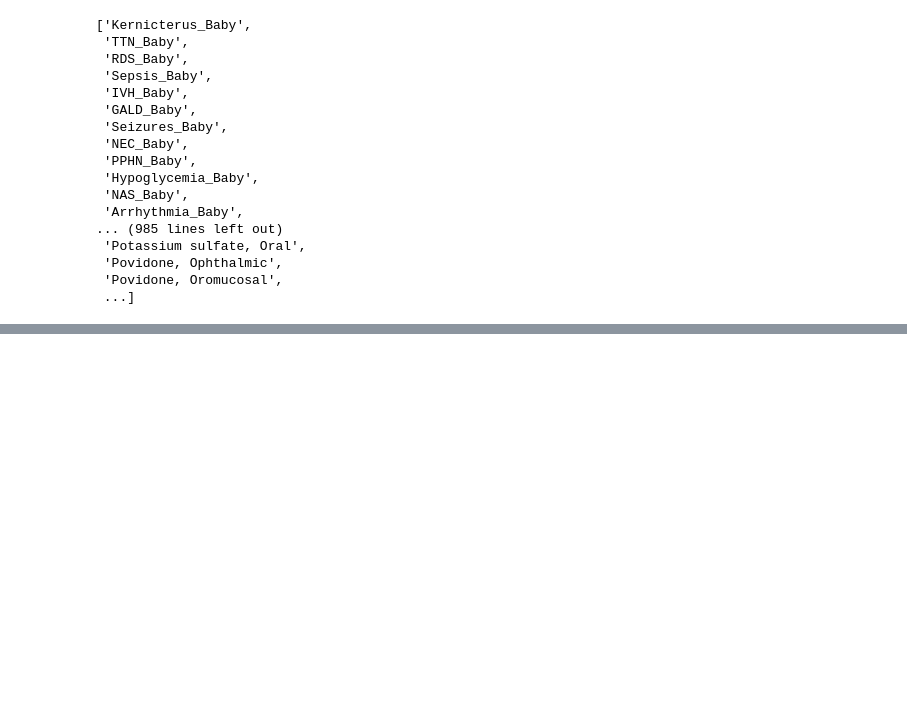
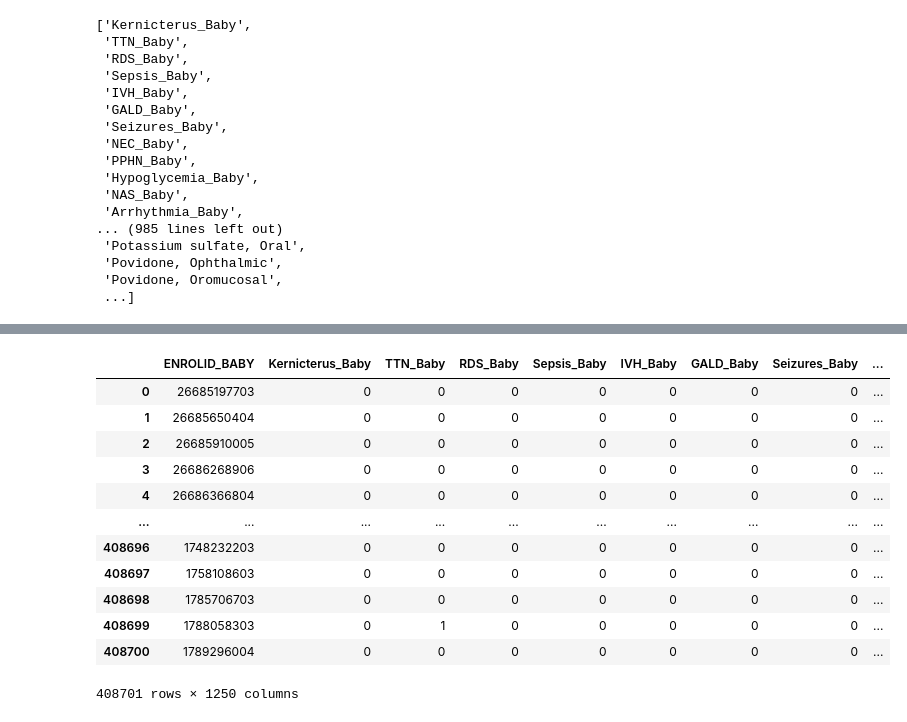
Before and after one commit to yerakim824/PregMedNet, a Jupyter notebook: Interactive_Webapp/Test_Previous_Formulas.ipynb, the cells around one changed output, grey strips where cells are left out. Drawn from its saved outputs; the diff is of its cells as text; code cells hidden in the pictures; blank space fills up the shorter version.

```diff
--- a/Interactive_Webapp/Test_Previous_Formulas.ipynb
+++ b/Interactive_Webapp/Test_Previous_Formulas.ipynb
@@ -507,0 +589,16 @@ confounders.max()
+# %%
+pd.read_csv(file_path_df1)
+# %% [output]
+|  | ENROLID_BABY | Kernicterus_Baby | TTN_Baby | RDS_Baby | Sepsis_Baby | IVH_Baby | GALD_Baby | Seizures_Baby | ... |
+| 0 | 26685197703 | 0 | 0 | 0 | 0 | 0 | 0 | 0 | ... |
+| 1 | 26685650404 | 0 | 0 | 0 | 0 | 0 | 0 | 0 | ... |
+| 2 | 26685910005 | 0 | 0 | 0 | 0 | 0 | 0 | 0 | ... |
+| 3 | 26686268906 | 0 | 0 | 0 | 0 | 0 | 0 | 0 | ... |
+| 4 | 26686366804 | 0 | 0 | 0 | 0 | 0 | 0 | 0 | ... |
+| ... | ... | ... | ... | ... | ... | ... | ... | ... | ... |
+| 408696 | 1748232203 | 0 | 0 | 0 | 0 | 0 | 0 | 0 | ... |
+| 408697 | 1758108603 | 0 | 0 | 0 | 0 | 0 | 0 | 0 | ... |
+| 408698 | 1785706703 | 0 | 0 | 0 | 0 | 0 | 0 | 0 | ... |
+| 408699 | 1788058303 | 0 | 1 | 0 | 0 | 0 | 0 | 0 | ... |
+| 408700 | 1789296004 | 0 | 0 | 0 | 0 | 0 | 0 | 0 | ... |
+408701 rows × 1250 columns
```
Also changed, not shown: parts of 15 cells of this notebook, 4 other files.
